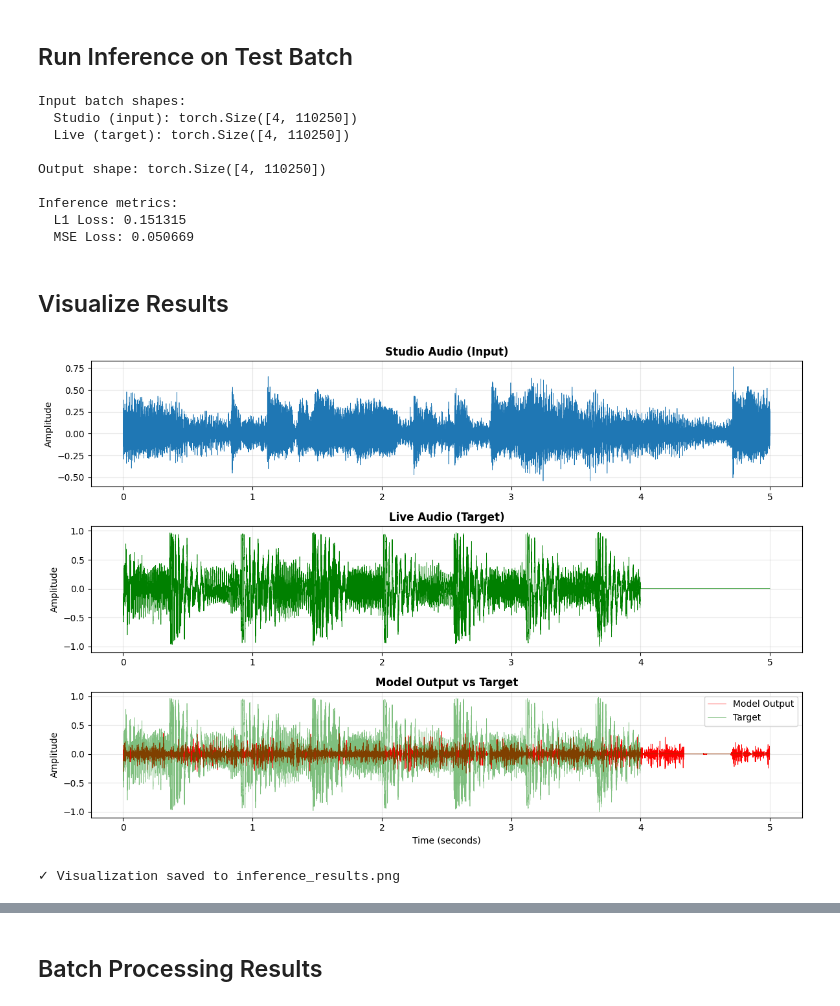
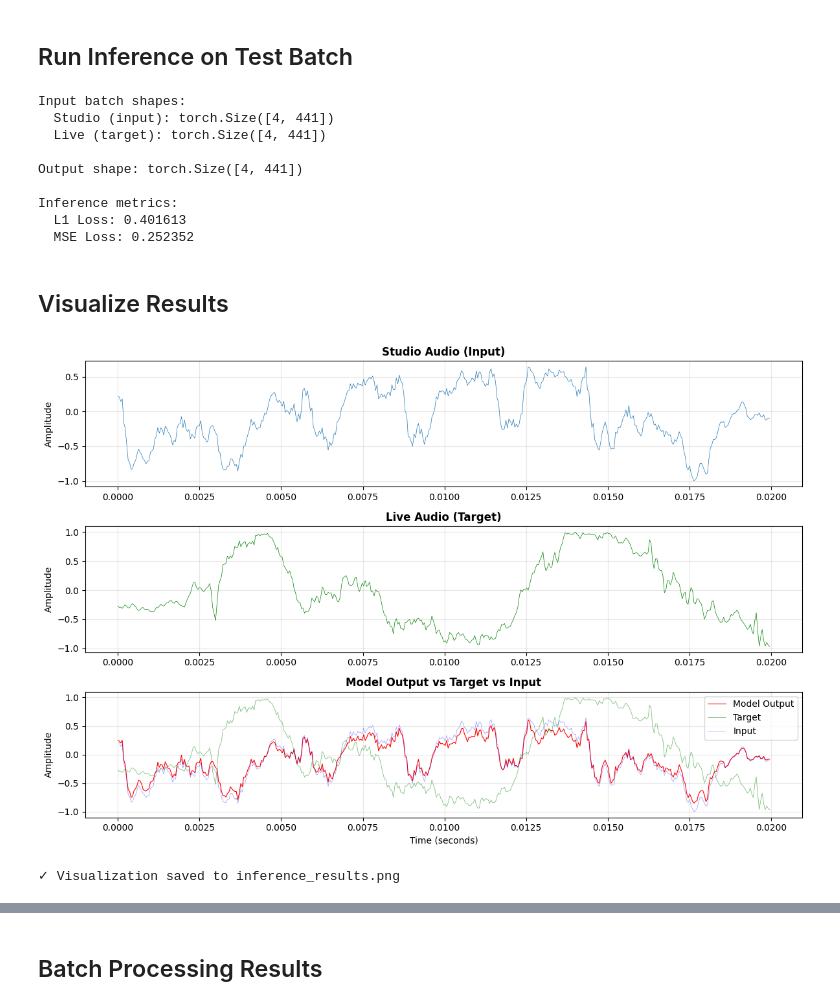
Before and after one commit to ved-patel226/Liveify, a Jupyter notebook: src/notebooks/load_model.ipynb, the cells around one changed output, grey strips where cells are left out. Saved outputs shown, nothing was run; the diff lists cells and outputs as text; code cells hidden in the pictures.

```diff
--- a/src/notebooks/load_model.ipynb
+++ b/src/notebooks/load_model.ipynb
@@ -14,6 +14,7 @@ sys.path.insert(0, '../')
 from model import LiveifyModel
 from dataset.dataset import StudioLiveDataModule
 
-device = 'cuda' if torch.cuda.is_available() else 'cpu'
+# device = 'cuda' if torch.cuda.is_available() else 'cpu'
+device = "cpu"
 print(f"Using device: {device}")
 # %% [output]
@@ -21,7 +22,7 @@ Using device: cuda
 # %% [markdown]
 ## Load Model Checkpoint
 # %%
-CHECKPOINT_PATH = "../../checkpoints/best.ckpt"
+CHECKPOINT_PATH = "../../checkpoints/best-v6.ckpt"
 SAMPLE_RATE = 22050
 SEGMENT_DURATION = 0.02  # 20ms segments
 
@@ -29,10 +30,11 @@ model = LiveifyModel(
     input_sr=int(SAMPLE_RATE * SEGMENT_DURATION),  # 441 samples
     output_sr=int(SAMPLE_RATE * SEGMENT_DURATION),
     hidden_channels=128,
-    encoder_strides=[8, 4, 4],
-    transformer_dim=(512 + 256) // 2,
+    encoder_strides=[4, 4, 2],
+    transformer_dim=512,
     num_heads=8,
     num_layers=4,
+    lstm_hidden=256,
     lr=3.5e-6,
 ).to(device)
 
@@ -122,48 +121,50 @@ print(f"  L1 Loss: {l1_loss:.6f}")
 print(f"  MSE Loss: {mse_loss:.6f}")
 # %% [output]
 Input batch shapes:
-  Studio (input): torch.Size([4, 110250])
-  Live (target): torch.Size([4, 110250])
+  Studio (input): torch.Size([4, 441])
+  Live (target): torch.Size([4, 441])
 
-Output shape: torch.Size([4, 110250])
+Output shape: torch.Size([4, 441])
 
 Inference metrics:
-  L1 Loss: 0.151315
-  MSE Loss: 0.050669
+  L1 Loss: 0.401613
+  MSE Loss: 0.252352
 # %% [markdown]
 ## Visualize Results
 # %%
 sample_idx = 0
 studio_np = studio_audio[sample_idx].cpu().numpy()
 live_np = live_audio[sample_idx].cpu().numpy()
 output_np = output[sample_idx].cpu().numpy()
 
 fig, axes = plt.subplots(3, 1, figsize=(12, 8))
 time_axis = np.arange(len(studio_np)) / SAMPLE_RATE
 
 axes[0].plot(time_axis, studio_np, linewidth=0.5)
 axes[0].set_title(f'Studio Audio (Input)', fontsize=12, fontweight='bold')
 axes[0].set_ylabel('Amplitude')
 axes[0].grid(True, alpha=0.3)
 
 axes[1].plot(time_axis, live_np, linewidth=0.5, color='green')
 axes[1].set_title(f'Live Audio (Target)', fontsize=12, fontweight='bold')
 axes[1].set_ylabel('Amplitude')
 axes[1].grid(True, alpha=0.3)
 
-axes[2].plot(time_axis, output_np, linewidth=0.5, color='red', label='Model Output')
-axes[2].plot(time_axis, live_np, linewidth=0.5, color='green', alpha=0.5, label='Target')
-axes[2].set_title(f'Model Output vs Target', fontsize=12, fontweight='bold')
+axes[2].plot(time_axis, output_np, linewidth=0.8, color='red', label='Model Output')
+axes[2].plot(time_axis, live_np, linewidth=0.6, color='green', alpha=0.5, label='Target')
+axes[2].plot(time_axis, studio_np, linewidth=0.4, color='blue', alpha=0.5, label='Input')
+axes[2].set_title(f'Model Output vs Target vs Input', fontsize=12, fontweight='bold')
 axes[2].set_xlabel('Time (seconds)')
 axes[2].set_ylabel('Amplitude')
 axes[2].legend()
 axes[2].grid(True, alpha=0.3)
+
 
 plt.tight_layout()
 plt.savefig('inference_results.png', dpi=100, bbox_inches='tight')
 plt.show()
 
 print("✓ Visualization saved to inference_results.png")
 # %% [output]
-[figure, old version]
+[figure, new version]
 ✓ Visualization saved to inference_results.png
```
Also changed, not shown: parts of 12 cells of this notebook, 8 other files.
